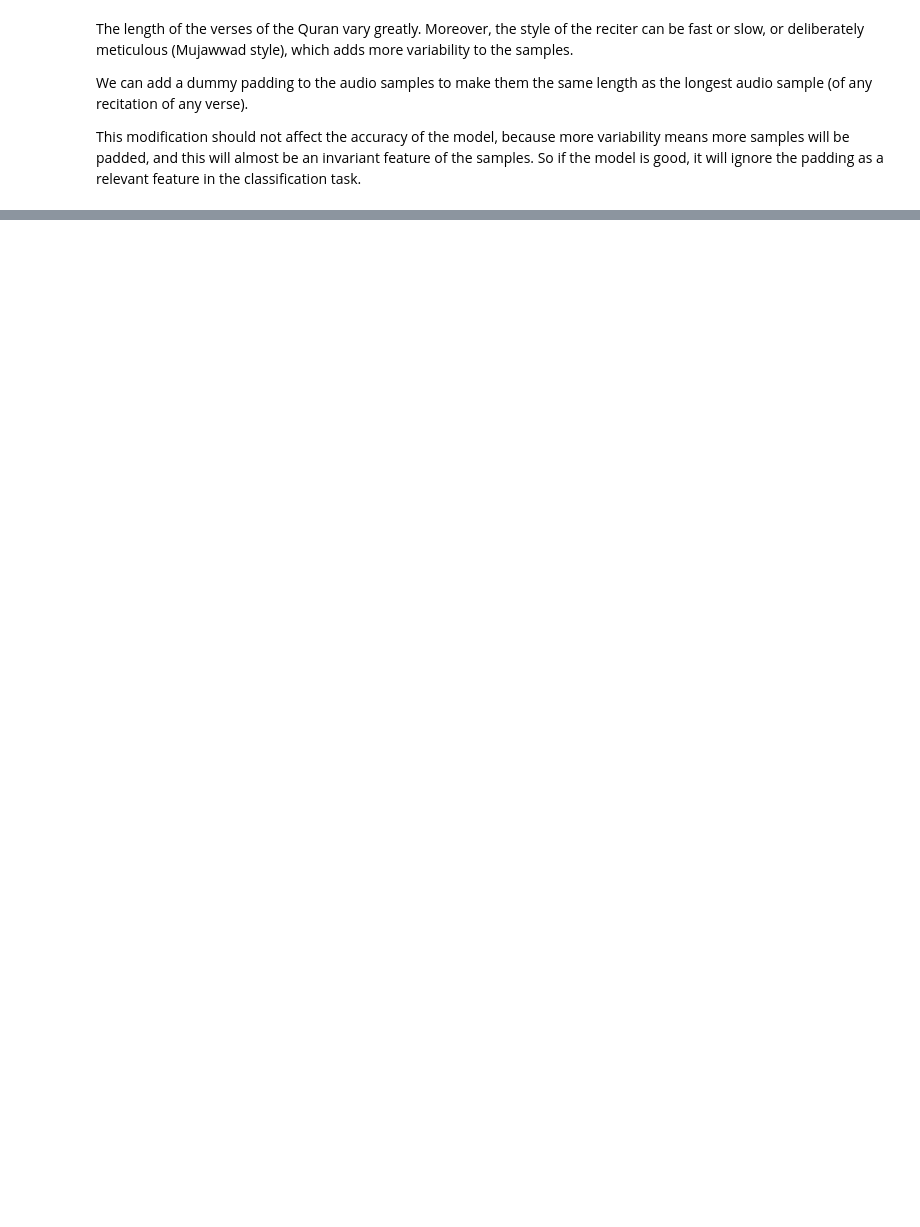
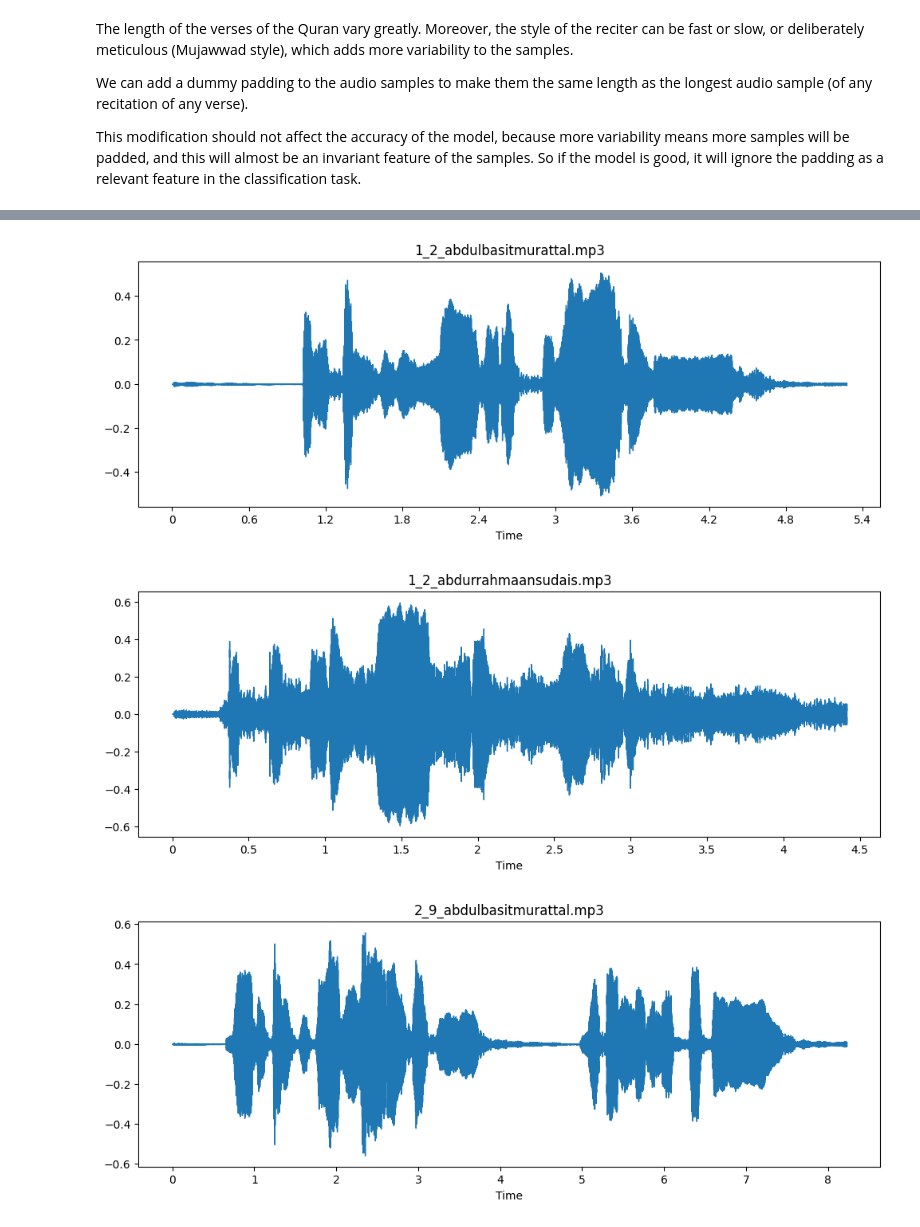
Before and after one commit to hbhutta/quran-verse-recognition, a Jupyter notebook: model/model.ipynb, the cells around one changed output, grey strips where cells are left out. Saved outputs shown, nothing was run; the diff lists cells and outputs as text; code cells hidden in the pictures; blank space fills up the shorter version.

```diff
--- a/model/model.ipynb
+++ b/model/model.ipynb
@@ -14,5 +0,0 @@ RANDOM_SEED = 42
-# %%
-# Comparing the same verse by two different reciters
-# Second verse of Al-Fatihah
-v1, sampling_rate_1 = librosa.load(r'C:\Users\haadb\OneDrive\Desktop\quran-verse-recognition\data\1\2\1_2_abdulbasitmurattal.mp3')
-v2, sampling_rate_2 = librosa.load(r'C:\Users\haadb\OneDrive\Desktop\quran-verse-recognition\data\1\2\1_2_abdurrahmaansudais.mp3')
@@ -53,0 +36,29 @@ ValueError: No training audio files found in directory C:\Users\haadb\OneDrive\D
+# %%
+def plot_waveform(data, sample_rate, title):
+    plt.figure(figsize=(12, 4))
+    plt.title(title)
+    librosa.display.waveshow(data, sr=sample_rate)
+
+def plot_stft(data, sample_rate, title: str):
+    D = librosa.stft(data)
+    Ddb = librosa.amplitude_to_db(abs(D))
+    plt.figure(figsize=(12, 4))
+    plt.title(title)
+    librosa.display.specshow(Ddb, sr=sample_rate, x_axis='time', y_axis='hz')
+    plt.colorbar()
+# %%
+from IPython import display
+
+# Comparing the same verse by two different reciters
+# Second verse of Al-Fatihah
+c1_v2_murattal = r'C:\Users\haadb\OneDrive\Desktop\quran-verse-recognition\data\1\2\1_2_abdulbasitmurattal.mp3'
+c1_v2_sudais = r'C:\Users\haadb\OneDrive\Desktop\quran-verse-recognition\data\1\2\1_2_abdurrahmaansudais.mp3'
+
+d12m, sr12m = librosa.load(c1_v2_murattal)
+d12s, sr12s = librosa.load(c1_v2_sudais)
+
+c2_v9_murattal = r'C:\Users\haadb\OneDrive\Desktop\quran-verse-recognition\data\2\9\2_9_abdulbasitmurattal.mp3'
+c2_v9_sudais = r'C:\Users\haadb\OneDrive\Desktop\quran-verse-recognition\data\2\9\2_9_abdurrahmaansudais.mp3'
+
+d29m, sr29m = librosa.load(c2_v9_murattal)
+d29s, sr29s = librosa.load(c2_v9_sudais)
@@ -53,0 +73,10 @@ ValueError: No training audio files found in directory C:\Users\haadb\OneDrive\D
+# %%
+# Waveforms of audio samples
+plot_waveform(d12m, sr12m, '1_2_abdulbasitmurattal.mp3')
+plot_waveform(d12s, sr12s, '1_2_abdurrahmaansudais.mp3')
+plot_waveform(d29m, sr29m, '2_9_abdulbasitmurattal.mp3')
+plot_waveform(d29s, sr29s, '2_9_abdurrahmaansudais.mp3')
+# %% [output]
+[figure, added]
+[figure, added]
+[figure, added]
```
Also changed, not shown: parts of 13 cells of this notebook, 2 other files.
